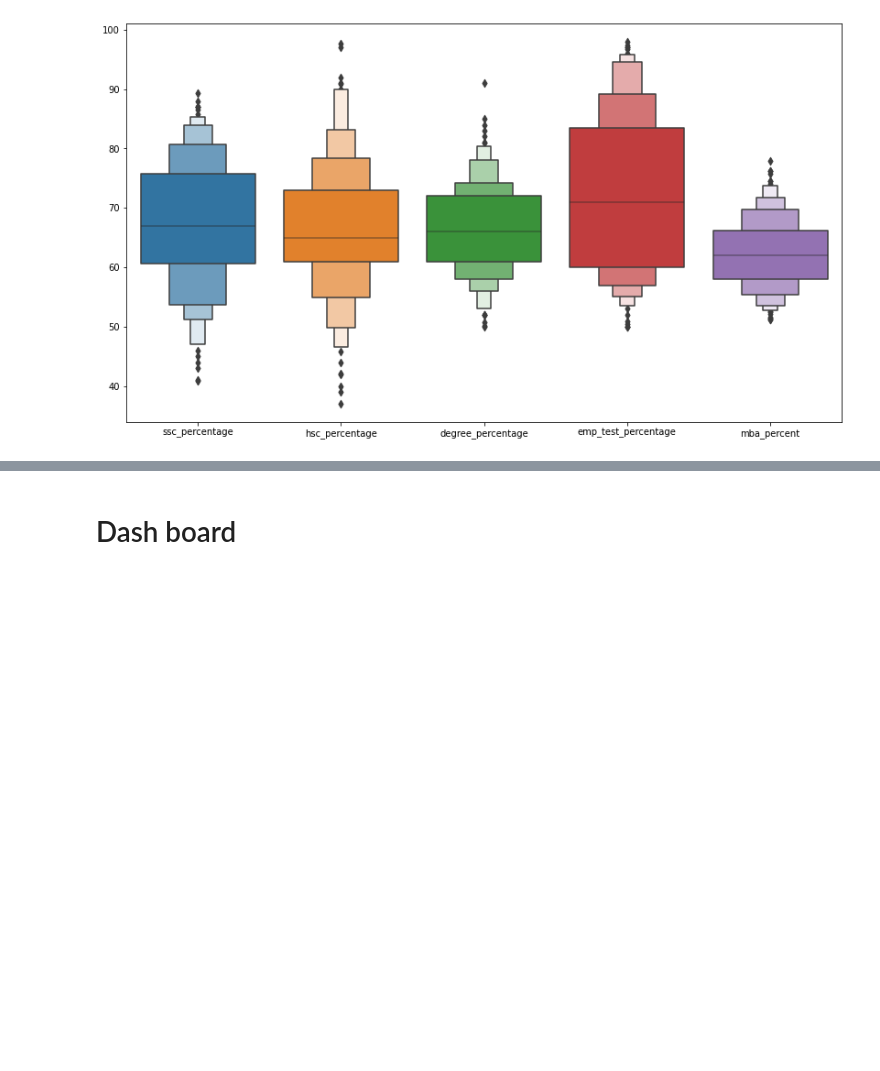
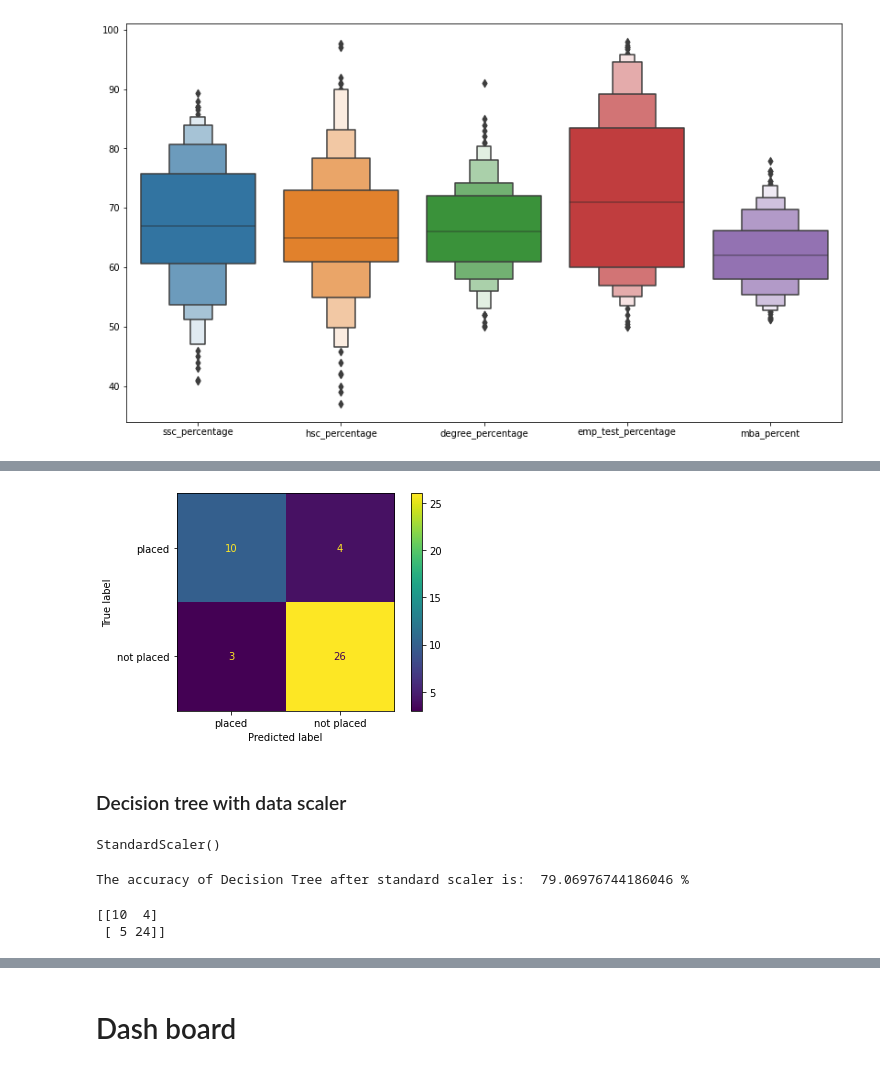
Before and after one commit to Tuwaiq-Data-Science-Bootcamp-V2/Bootcamp-Project-4, a Jupyter notebook: Project4.ipynb, the cells around one changed output, grey strips where cells are left out. Drawn from its saved outputs; the diff is of its cells as text; code cells hidden in the pictures; blank space fills up the shorter version.

```diff
--- a/Project4.ipynb
+++ b/Project4.ipynb
@@ -144,0 +280,3 @@ y = dataset['status']
+# %%
+dtc = DecisionTreeClassifier()
+dtc
@@ -144,0 +285,10 @@ y = dataset['status']
+# %%
+# resplitting the data into train and test after Label encoding
+X_train, X_test, y_train, y_test = train_test_split(X, y, test_size=0.2, random_state=25)
+# %%
+# Train Decision Tree Classifer
+dtc = dtc.fit(X_train,y_train)
+# %%
+predictions = dtc.predict(X_test)
+Accuracy = accuracy_score(y_test, predictions)
+print('The accuracy of Decision Tree is: ',Accuracy*100,'%')
@@ -144,0 +313,13 @@ y = dataset['status']
+# %%
+disp=ConfusionMatrixDisplay(confusion_matrix(y_test,predictions),display_labels=['placed','not placed'])
+disp.plot()
+plt.show()
+# %% [output]
+[figure, added]
+# %% [markdown]
+### Decision tree with data scaler
+# %%
+Scaler = StandardScaler()
+Scaler
+# %% [output]
+StandardScaler()
@@ -144,0 +333,11 @@ y = dataset['status']
+# %%
+predictions = dtcS.predict(X_test)
+Accuracy = accuracy_score(y_test, predictions)
+print('The accuracy of Decision Tree after standard scaler is: ',Accuracy*100,'%')
+# %% [output]
+The accuracy of Decision Tree after standard scaler is:  79.06976744186046 %
+# %%
+print(confusion_matrix(y_test,predictions))
+# %% [output]
+[[10  4]
+ [ 5 24]]
```
Also changed, not shown: parts of 54 cells of this notebook, 9 other files.
